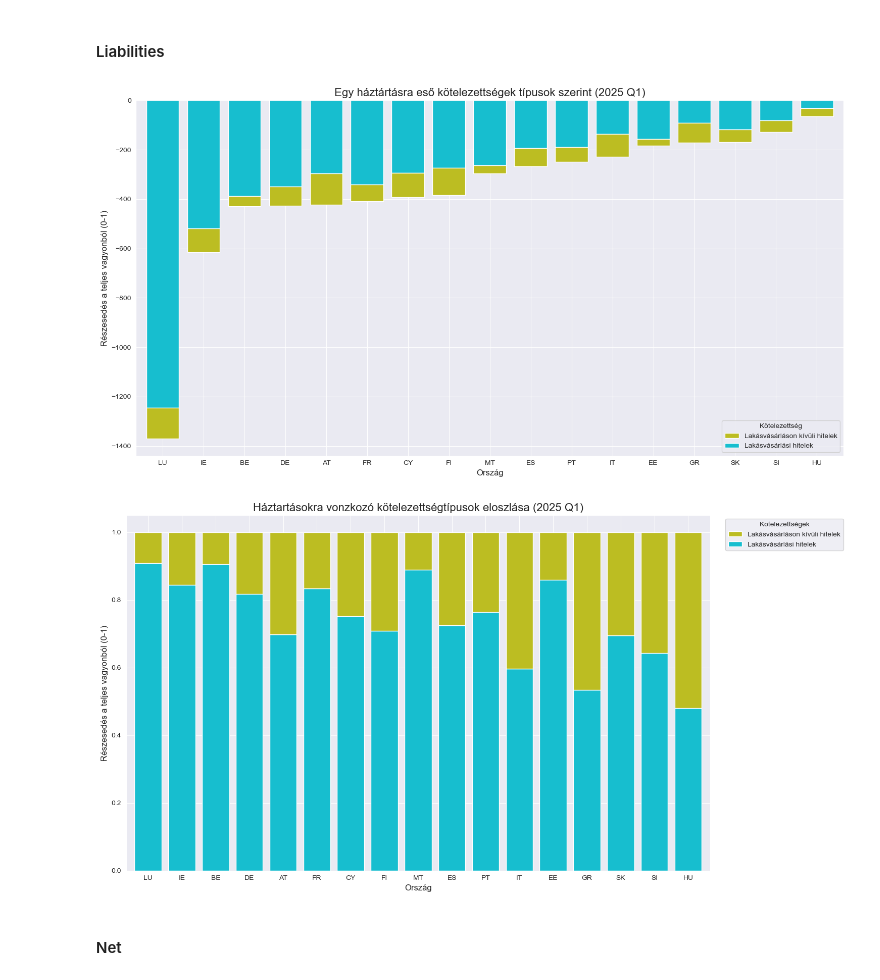
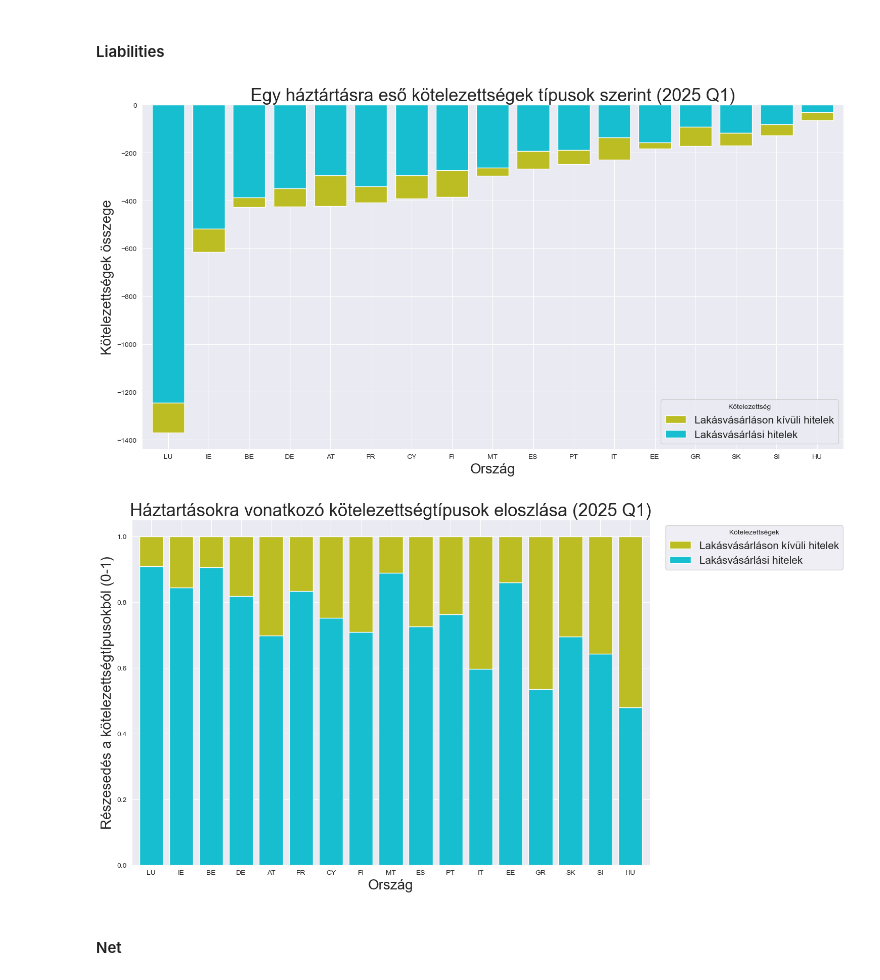
Before and after one commit to gmat17/KORMI1_beszamolo, a Jupyter notebook: 02_analysis.ipynb, the cells around one changed output. Drawn from its saved outputs; the diff is of its cells as text; code cells hidden in the pictures.

```diff
--- a/02_analysis.ipynb
+++ b/02_analysis.ipynb
@@ -219,31 +241,31 @@ cmap = plt.get_cmap("tab10_r")
 colors = [cmap(i) for i in range(len(assets_pivot.columns))]
 ax = liabilities_pivot.plot(kind='bar', stacked=True, figsize=(15, 8), width=0.8,color=colors)
 handles, _ = ax.get_legend_handles_labels()
-plt.title("Egy háztártásra eső kötelezettségek típusok szerint (2025 Q1)", fontsize=16)
-plt.ylabel("Részesedés a teljes vagyonból (0-1)", fontsize=12)
-plt.xlabel("Ország", fontsize=12)
-plt.legend(handles=handles[::-1], title="Kötelezettség", loc='lower right', labels=custom_labels2)
+plt.title("Egy háztártásra eső kötelezettségek típusok szerint (2025 Q1)", fontsize=25)
+plt.ylabel("Kötelezettségek összege", fontsize=20)
+plt.xlabel("Ország", fontsize=20)
+plt.legend(handles=handles[::-1], title="Kötelezettség", loc='lower right', labels=custom_labels2, fontsize=15)
 plt.xticks(rotation=0)
 plt.tight_layout()
 plt.show()
 # %% [output]
-[figure, old version]
+[figure, new version]
 # %%
 liabilities_pivot_percent = liabilities_pivot.div(liabilities_pivot.sum(axis=1), axis=0)
 # %%
 cmap = plt.get_cmap("tab10_r")
 colors = [cmap(i) for i in range(len(assets_pivot.columns))]
 ax = liabilities_pivot_percent.plot(kind='bar', stacked=True, figsize=(15, 8), width=0.8,color=colors)
 handles, _ = ax.get_legend_handles_labels()
-plt.title("Háztartásokra vonzkozó kötelezettségtípusok eloszlása (2025 Q1)", fontsize=16)
-plt.ylabel("Részesedés a teljes vagyonból (0-1)", fontsize=12)
-plt.xlabel("Ország", fontsize=12)
-plt.legend(handles=handles[::-1], title="Kötelezettségek", bbox_to_anchor=(1.02, 1), loc='upper left', labels=custom_labels2)
+plt.title("Háztartásokra vonatkozó kötelezettségtípusok eloszlása (2025 Q1)", fontsize=25)
+plt.ylabel("Részesedés a kötelezettségtípusokból (0-1)", fontsize=20)
+plt.xlabel("Ország", fontsize=20)
+plt.legend(handles=handles[::-1], title="Kötelezettségek", bbox_to_anchor=(1.02, 1), loc='upper left', labels=custom_labels2, fontsize=15)
 plt.xticks(rotation=0)
 plt.tight_layout()
 plt.show()
 # %% [output]
-[figure, old version]
+[figure, new version]
 # %% [markdown]
 #### Net
 # %%
```
Also changed, not shown: parts of 38 cells of this notebook.
